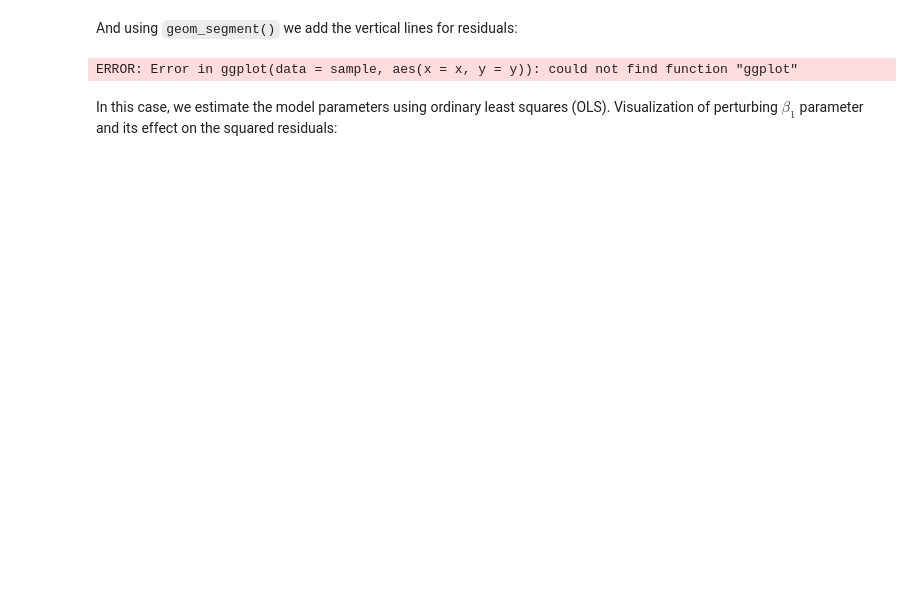
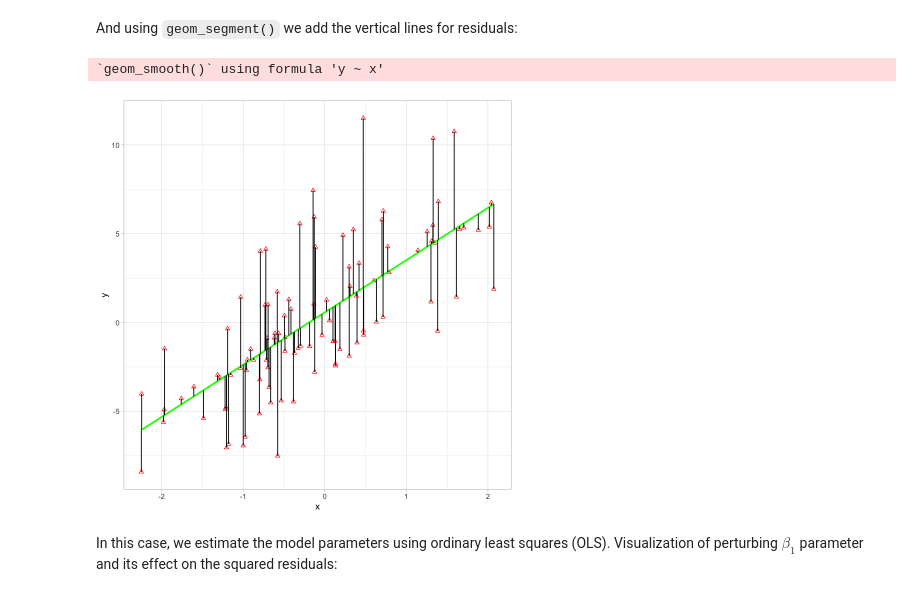
Before and after one commit to KavrikDominik/4EK621, a Jupyter notebook: week_2/week_2.ipynb, the cells around one changed output. Drawn from its saved outputs; the diff is of its cells as text; code cells hidden in the pictures; blank space fills up the shorter version.

```diff
--- a/week_2/week_2.ipynb
+++ b/week_2/week_2.ipynb
@@ -181,11 +167,12 @@ And using `geom_segment()` we add the vertical lines for residuals:
 # %%
 ggplot(data=sample, aes(x=x,y=y)) +
     geom_point(aes(x=x, y=y), colour="red", shape=2) +
     geom_smooth(method = "lm", colour="green", alpha=0.5,se=FALSE) +
-    geom_segment(aes(xend=x, yend=predicted)) +
+    geom_segment(aes(xend=x, yend=fitted)) +
     theme_light()
 # %% [output]
-ERROR: Error in ggplot(data = sample, aes(x = x, y = y)): could not find function "ggplot"
+`geom_smooth()` using formula 'y ~ x'
+[figure, added]
 # %% [markdown]
 In this case, we estimate the model parameters using ordinary least squares (OLS). Visualization of perturbing $\beta_1$ parameter and its effect on the squared residuals:
 # %% [markdown]
```
Also changed, not shown: parts of 5 cells of this notebook, 1 other file.
